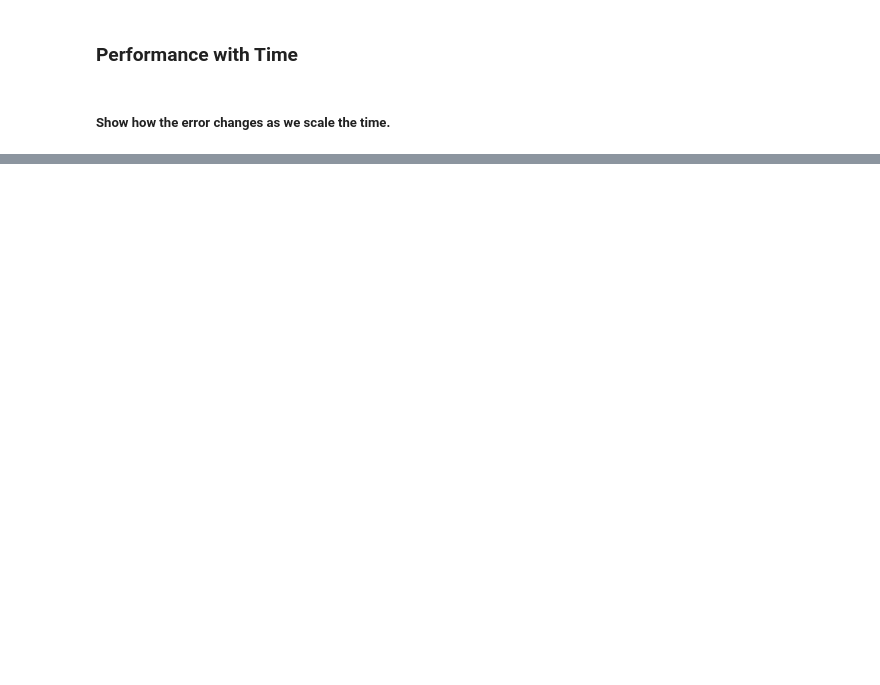
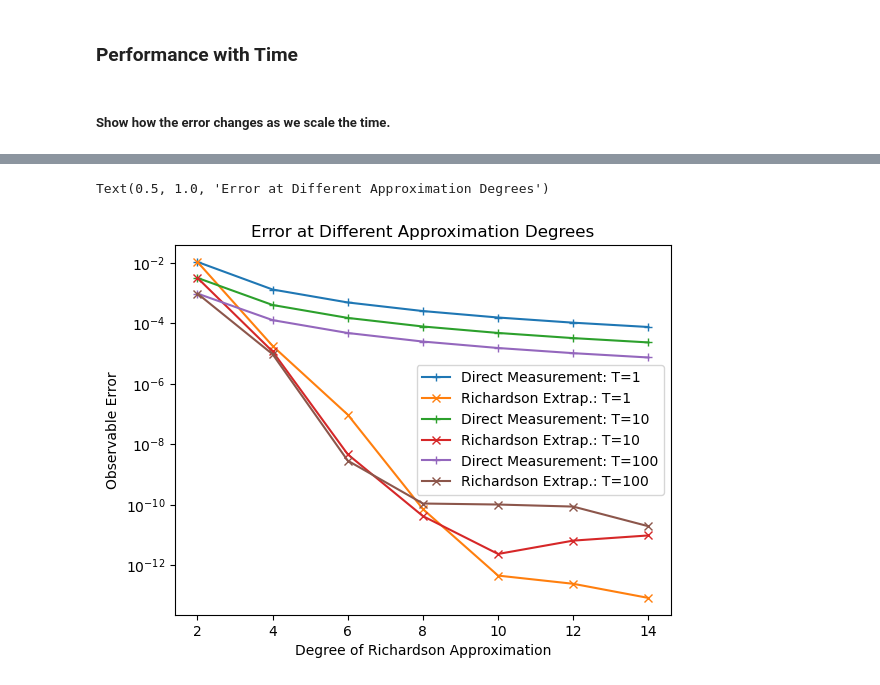
Before and after one commit to jacobwatkins1/Trotter-Extrapolation, a Jupyter notebook: Richardson_and_Polynomial_Comparison.ipynb, the cells around one changed output, grey strips where cells are left out. Cells and saved outputs as stored; diff of their text form; code cells hidden in the pictures; blank space fills up the shorter version.

```diff
--- a/Richardson_and_Polynomial_Comparison.ipynb
+++ b/Richardson_and_Polynomial_Comparison.ipynb
@@ -1606 +1648,17 @@ Text(0.5, 1.0, 'Error at Different Circuit Depths')
+# %%
+### Print on graphs to check.
+
+for j in range(len(time_best_val_error_array_Richardson)):
+    direct_measure_label    = "Direct Measurement: T=" + str( time_list [j] )
+    Richardson_extrap_label = "Richardson Extrap.: T=" + str( time_list [j] )
+    plt.semilogy( time_degree_list[j], time_best_val_error_array_Richardson[j], label=direct_measure_label, marker = '+')
+    plt.semilogy( time_degree_list[j], time_error_array_generic[j],  label=Richardson_extrap_label, marker = 'x')
+
+plt.xlabel('Degree of Richardson Approximation')
+plt.ylabel('Observable Error')
+plt.legend()
+plt.title("Error at Different Approximation Degrees")
+# %% [output]
+Text(0.5, 1.0, 'Error at Different Approximation Degrees')
+[figure, added]
 # %%
```
Also changed, not shown: parts of 17 cells of this notebook, 18 other files.
